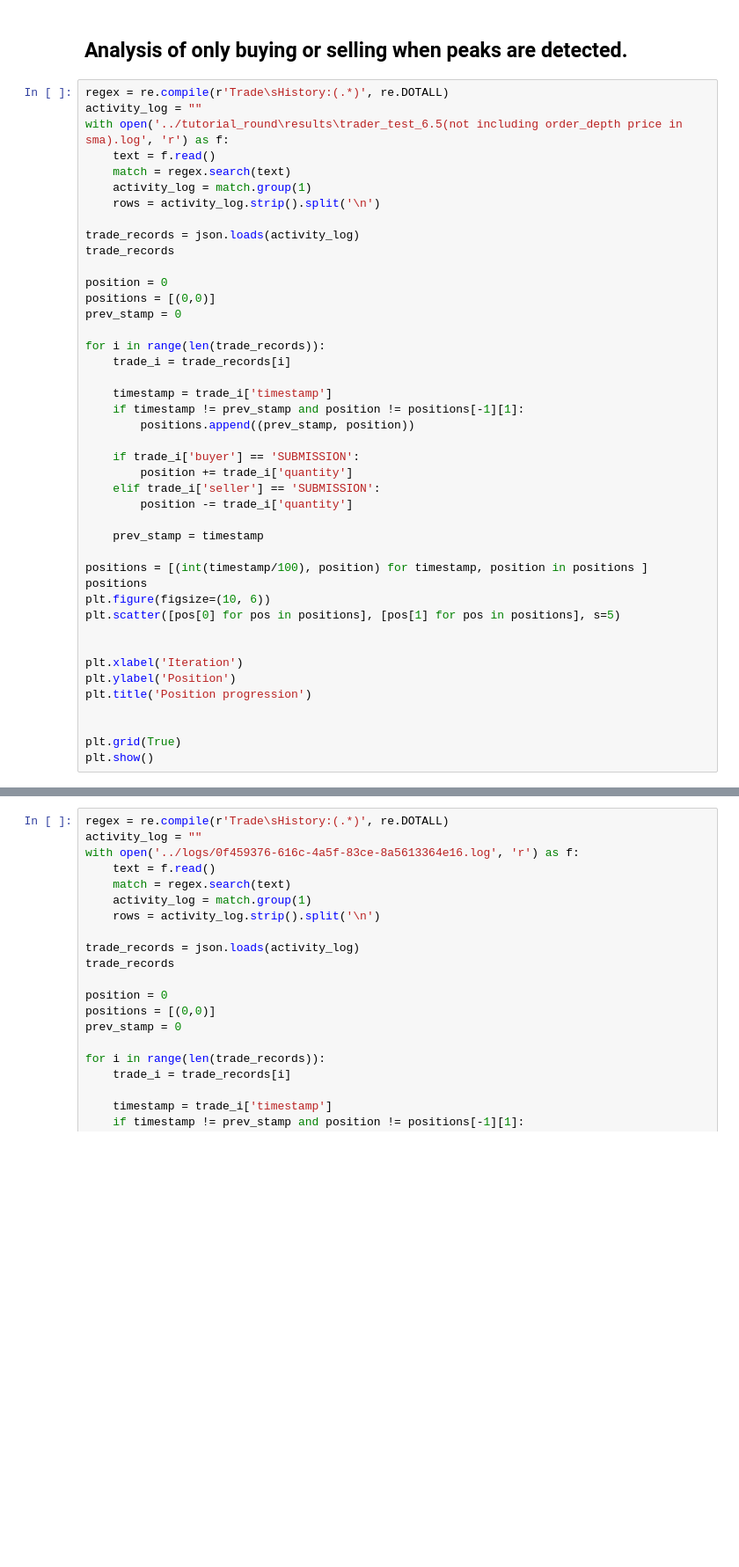
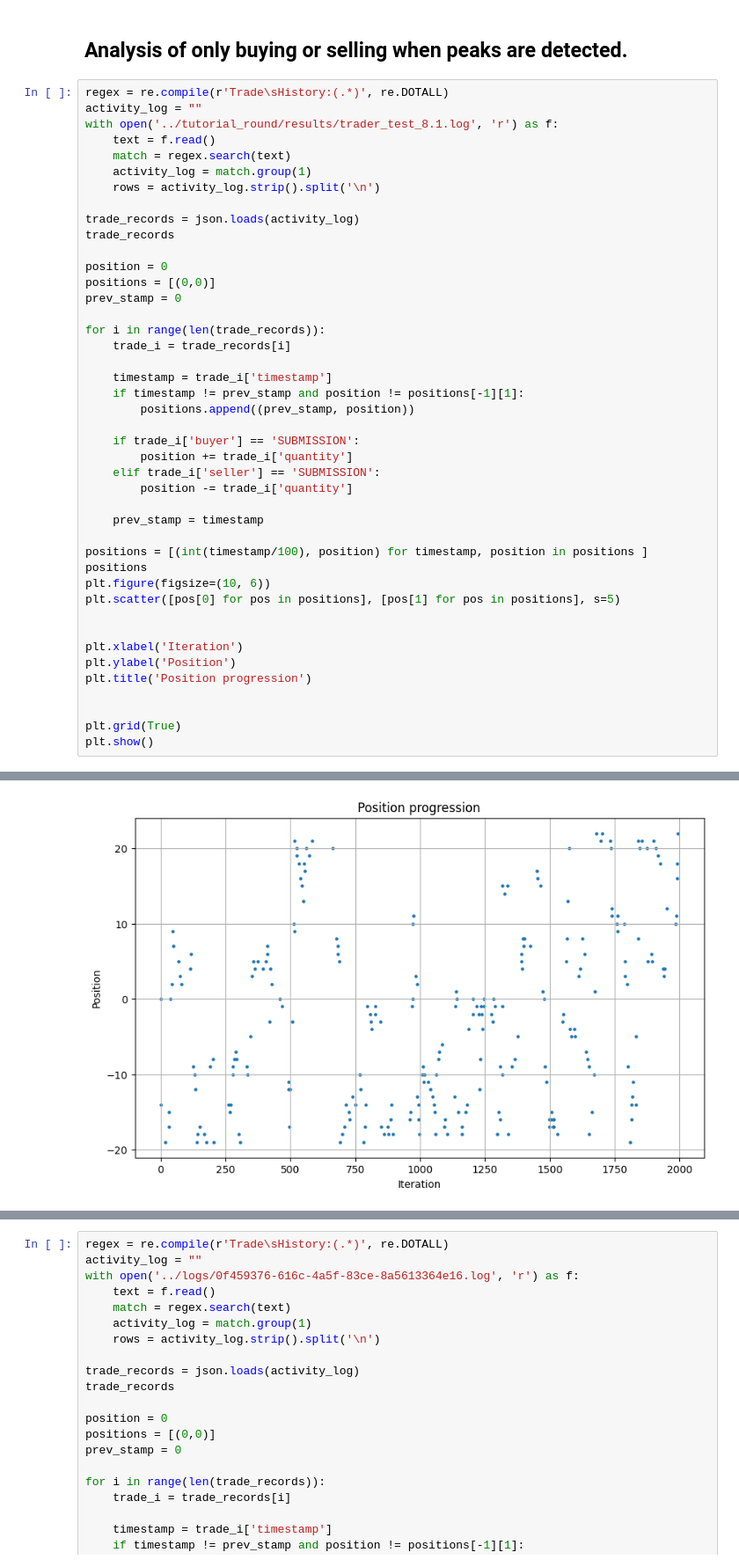
Before and after one commit to masatemma/IMC-Prosperity-MyIsland, a Jupyter notebook: tutorial_round/starfruit_analysis.ipynb, the cells around one changed output, grey strips where cells are left out. Shown: that part at 88% size. Drawn from its saved outputs; the diff is of its cells as text; blank space fills up the shorter version.

```diff
--- a/tutorial_round/starfruit_analysis.ipynb
+++ b/tutorial_round/starfruit_analysis.ipynb
@@ -13,7 +11,7 @@ ModuleNotFoundError: No module named 'pandas'
 # %%
 regex = re.compile(r'Trade\sHistory:(.*)', re.DOTALL)
 activity_log = ""
-with open('../tutorial_round\results\trader_test_6.5(not including order_depth price in sma).log', 'r') as f:
+with open('../tutorial_round/results/trader_test_8.1.log', 'r') as f:
     text = f.read()
     match = regex.search(text)
     activity_log = match.group(1)
@@ -58,3 +55,4 @@ Error:
+[figure, added]
 # %%
 regex = re.compile(r'Trade\sHistory:(.*)', re.DOTALL)
 activity_log = ""
```
Also changed, not shown: parts of 3 cells of this notebook, 6 other files.
